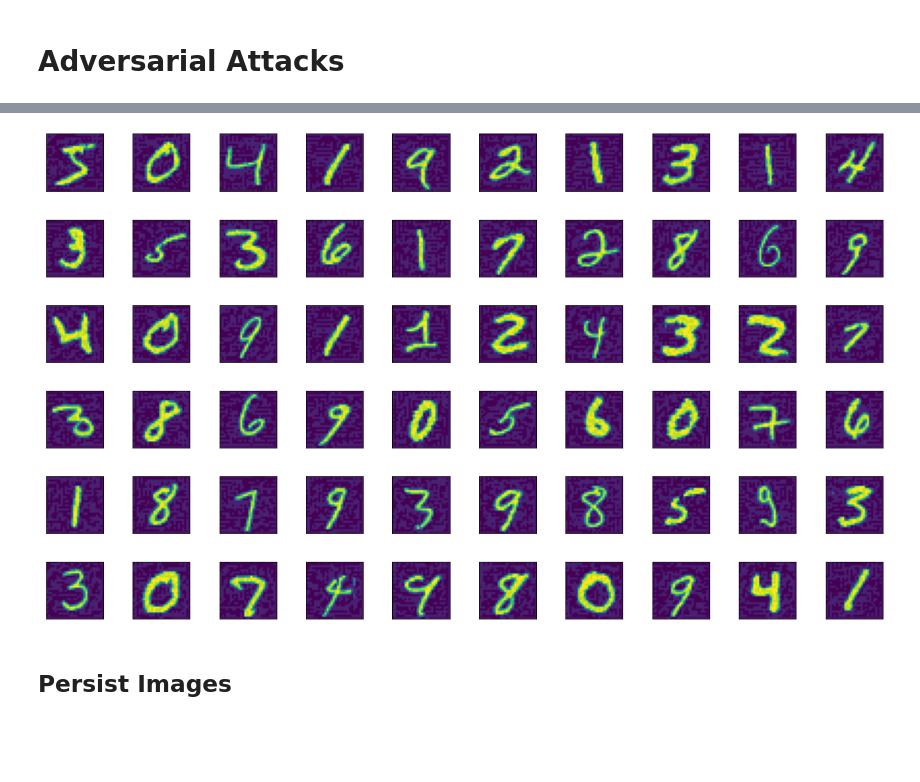
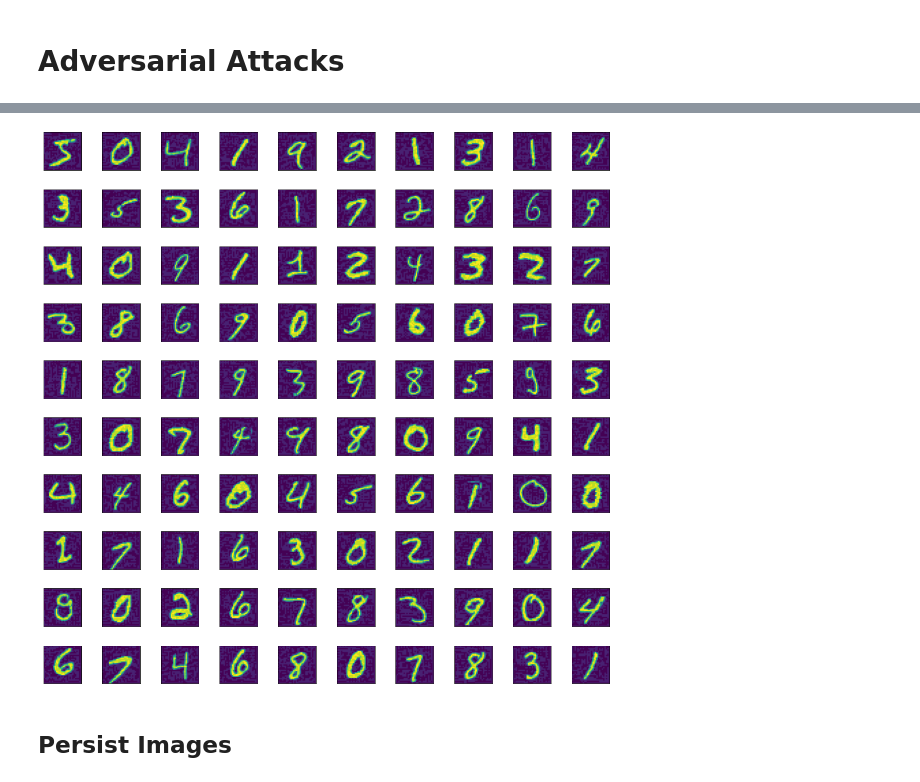
Before and after one commit to raffaelschmid/xai-adversarial-attack, a Jupyter notebook: notebook/evaluation/03_adversarial_images_generation_fgsm.ipynb, the cells around one changed output, grey strips where cells are left out. Drawn from its saved outputs; the diff is of its cells as text; code cells hidden in the pictures; blank space fills up the shorter version.

```diff
--- a/notebook/evaluation/03_adversarial_images_generation_fgsm.ipynb
+++ b/notebook/evaluation/03_adversarial_images_generation_fgsm.ipynb
@@ -26,7 +26,7 @@ test_input = tf.data.Dataset.from_tensor_slices((x_test, y_test)).batch(batch_si
 
 # epsilon: input variation parameter
 eps = 0.05
-count = 3
+count = 100
 test_acc_fgsm = tf.metrics.SparseCategoricalAccuracy()
 
 real = []
@@ -62,7 +77,7 @@ display_dataframe(real, labels=labels, cols=10)
 # %%
-display_dataframe(perturbed_image_all, cols=10)
+display_dataframe(perturbed_image_all[0:100], cols=10)
 # %% [output]
-[figure, old version]
+[figure, new version]
 # %% [markdown]
 ## Persist Images
 # %%
```
Also changed, not shown: parts of 2 cells of this notebook, 10 other files.
